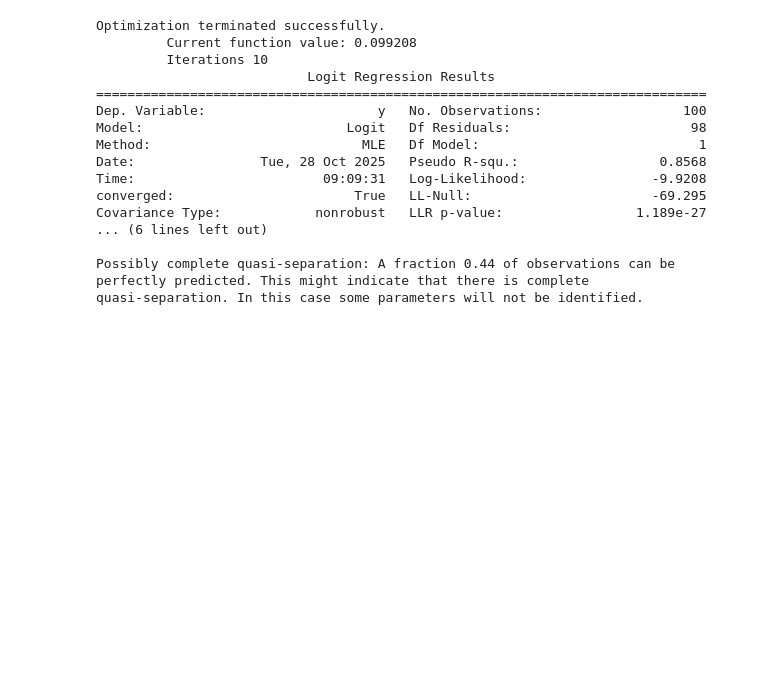
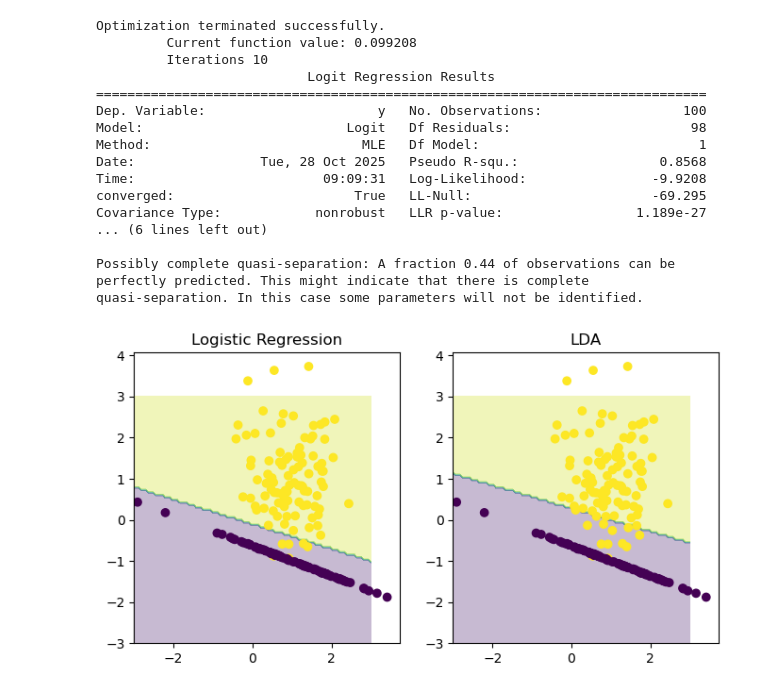
Before and after one commit to wangyouan/AIandFinance2025, a Jupyter notebook: example_notebook/lecture7_inclass_example.ipynb, the cells around one changed output. Cells and saved outputs as stored; diff of their text form; code cells hidden in the pictures; blank space fills up the shorter version.

```diff
--- a/example_notebook/lecture7_inclass_example.ipynb
+++ b/example_notebook/lecture7_inclass_example.ipynb
@@ -116,3 +116,33 @@ Covariance Type:            nonrobust   LLR p-value:                 1.189e-27
 Possibly complete quasi-separation: A fraction 0.44 of observations can be
 perfectly predicted. This might indicate that there is complete
 quasi-separation. In this case some parameters will not be identified.
+# %%
+from sklearn.datasets import make_classification
+from sklearn.linear_model import LogisticRegression
+from sklearn.discriminant_analysis import LinearDiscriminantAnalysis
+import matplotlib.pyplot as plt
+import numpy as np
+
+X, y = make_classification(n_features=2, n_redundant=0,
+                           n_informative=2, n_clusters_per_class=1,
+                           n_samples=200, random_state=2)
+
+logit = LogisticRegression().fit(X, y)
+lda = LinearDiscriminantAnalysis().fit(X, y)
+
+# plot decision boundaries
+xx, yy = np.meshgrid(np.linspace(-3, 3, 100), np.linspace(-3, 3, 100))
+Z1 = logit.predict(np.c_[xx.ravel(), yy.ravel()]).reshape(xx.shape)
+Z2 = lda.predict(np.c_[xx.ravel(), yy.ravel()]).reshape(xx.shape)
+
+fig, ax = plt.subplots(1, 2, figsize=(8,4))
+ax[0].contourf(xx, yy, Z1, alpha=0.3)
+ax[0].scatter(X[:,0], X[:,1], c=y)
+ax[0].set_title("Logistic Regression")
+
+ax[1].contourf(xx, yy, Z2, alpha=0.3)
+ax[1].scatter(X[:,0], X[:,1], c=y)
+ax[1].set_title("LDA")
+plt.show()
+# %% [output]
+[figure, added]
```
